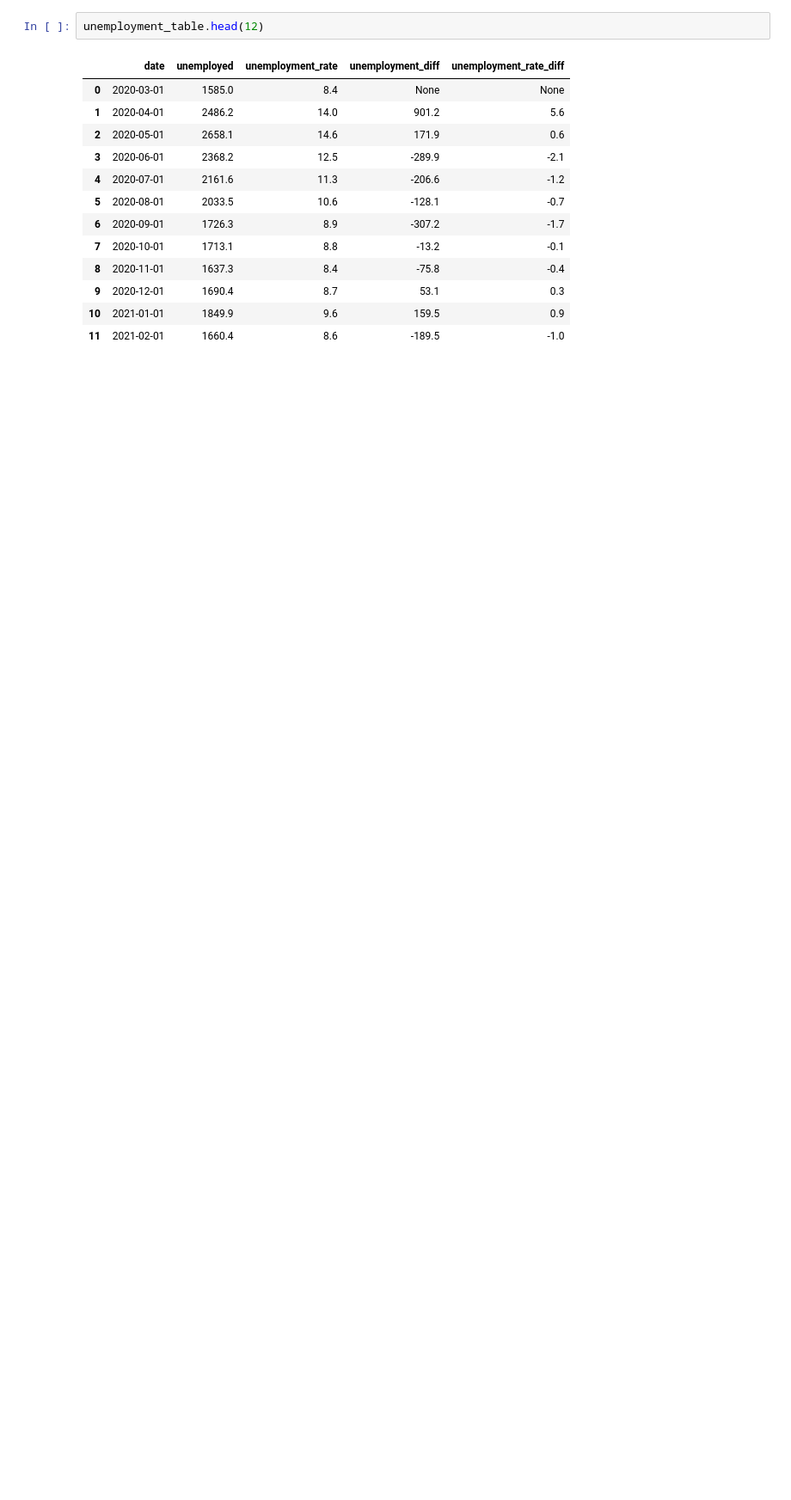
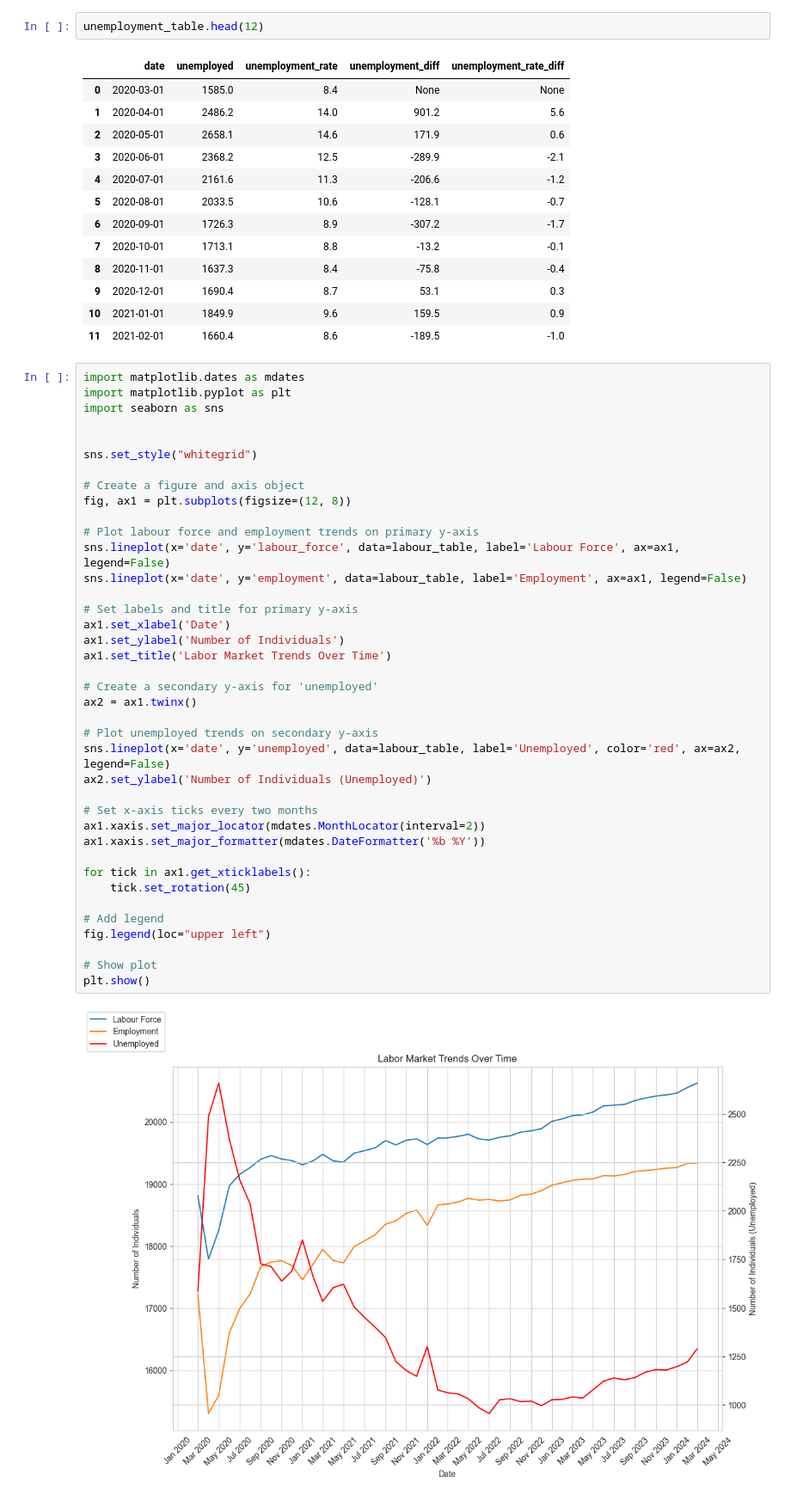
Before and after one commit to tw7366/Projects, a Jupyter notebook: Projects/Labour Market in Canada.ipynb, the cells around one changed output. Shown at 86% size. Cells and saved outputs as stored; diff of their text form; blank space fills up the shorter version.

Commit message:
added time series graph to labour project

```diff
--- a/Projects/Labour Market in Canada.ipynb
+++ b/Projects/Labour Market in Canada.ipynb
@@ -211,3 +209,44 @@ unemployment_table.head(12)
 | 9 | 2020-12-01 | 1690.4 | 8.7 | 53.1 | 0.3 |
 | 10 | 2021-01-01 | 1849.9 | 9.6 | 159.5 | 0.9 |
 | 11 | 2021-02-01 | 1660.4 | 8.6 | -189.5 | -1.0 |
+# %%
+import matplotlib.dates as mdates
+import matplotlib.pyplot as plt
+import seaborn as sns
+
+
+sns.set_style("whitegrid")
+
+# Create a figure and axis object
+fig, ax1 = plt.subplots(figsize=(12, 8))
+
+# Plot labour force and employment trends on primary y-axis
+sns.lineplot(x='date', y='labour_force', data=labour_table, label='Labour Force', ax=ax1, legend=False)
+sns.lineplot(x='date', y='employment', data=labour_table, label='Employment', ax=ax1, legend=False)
+
+# Set labels and title for primary y-axis
+ax1.set_xlabel('Date')
+ax1.set_ylabel('Number of Individuals')
+ax1.set_title('Labor Market Trends Over Time')
+
+# Create a secondary y-axis for 'unemployed'
+ax2 = ax1.twinx()
+
+# Plot unemployed trends on secondary y-axis
+sns.lineplot(x='date', y='unemployed', data=labour_table, label='Unemployed', color='red', ax=ax2, legend=False)
+ax2.set_ylabel('Number of Individuals (Unemployed)')
+
+# Set x-axis ticks every two months
+ax1.xaxis.set_major_locator(mdates.MonthLocator(interval=2))
+ax1.xaxis.set_major_formatter(mdates.DateFormatter('%b %Y'))
+
+for tick in ax1.get_xticklabels():
+    tick.set_rotation(45)
+
+# Add legend
+fig.legend(loc="upper left")
+
+# Show plot
+plt.show()
+# %% [output]
+[figure, added]
```
Also changed, not shown: parts of 1 cell of this notebook.
